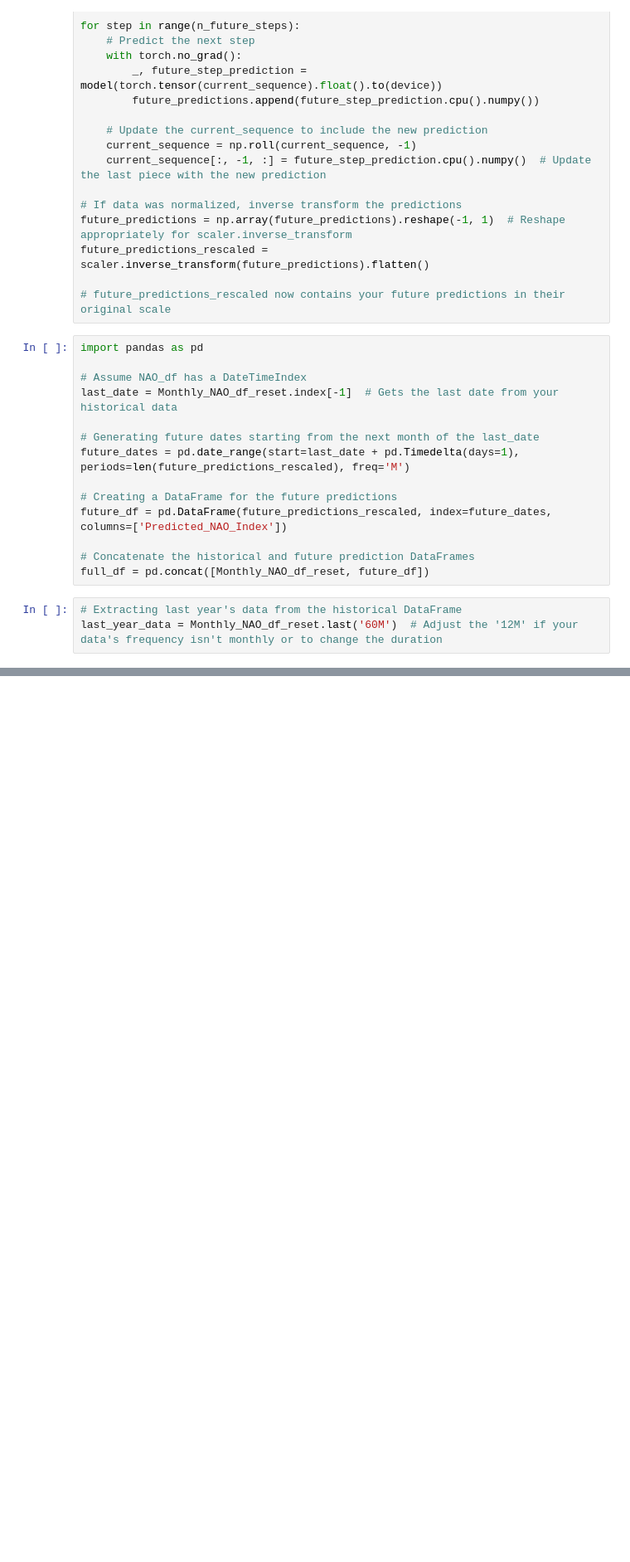
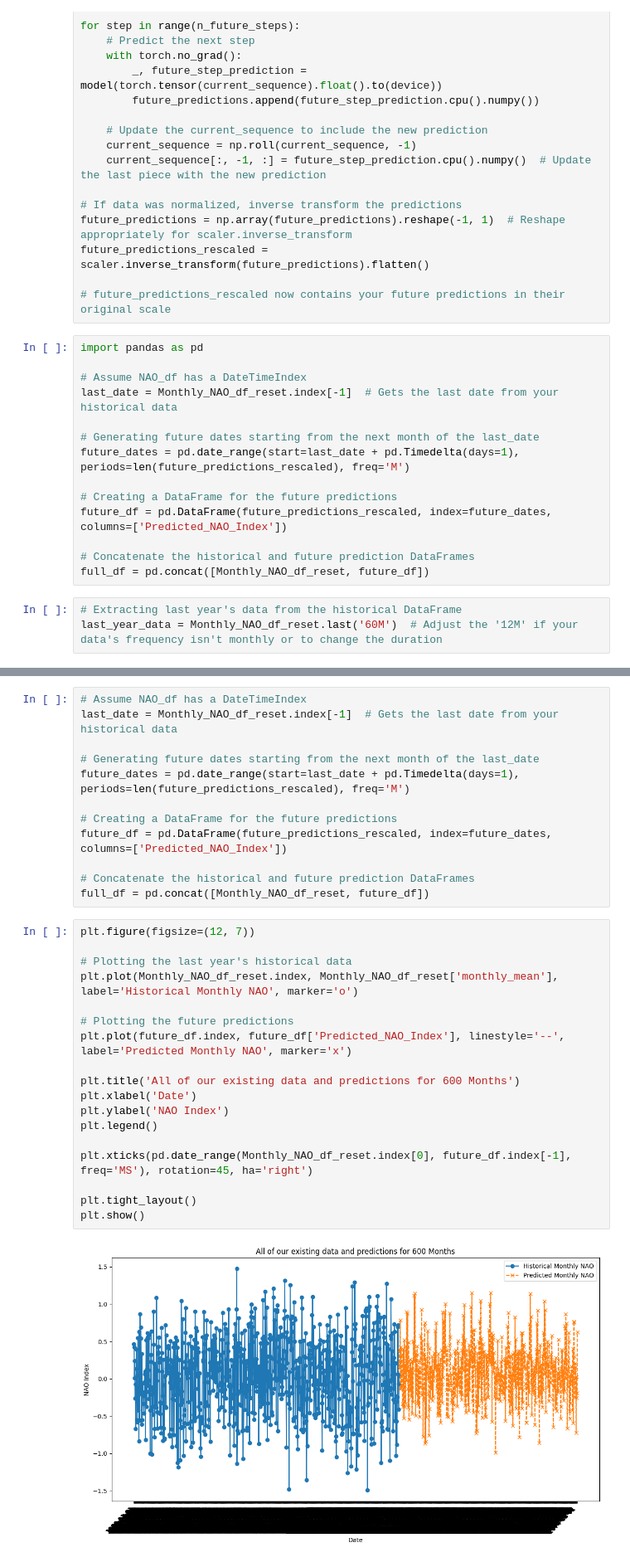
Before and after one commit to LudwigMeder/Time-Series-Prediction-of-the-NAO, a Jupyter notebook: development/NAO_NBeats_first_try.ipynb, the cells around one changed output, grey strips where cells are left out. Shown at 83% size. Saved outputs shown, nothing was run; the diff lists cells and outputs as text; blank space fills up the shorter version.

```diff
--- a/development/NAO_NBeats_first_try.ipynb
+++ b/development/NAO_NBeats_first_try.ipynb
@@ -402,0 +431,32 @@ plt.show()
+# %%
+# Assume NAO_df has a DateTimeIndex
+last_date = Monthly_NAO_df_reset.index[-1]  # Gets the last date from your historical data
+
+# Generating future dates starting from the next month of the last_date
+future_dates = pd.date_range(start=last_date + pd.Timedelta(days=1), periods=len(future_predictions_rescaled), freq='M')
+
+# Creating a DataFrame for the future predictions
+future_df = pd.DataFrame(future_predictions_rescaled, index=future_dates, columns=['Predicted_NAO_Index'])
+
+# Concatenate the historical and future prediction DataFrames
+full_df = pd.concat([Monthly_NAO_df_reset, future_df])
+# %%
+plt.figure(figsize=(12, 7))
+
+# Plotting the last year's historical data
+plt.plot(Monthly_NAO_df_reset.index, Monthly_NAO_df_reset['monthly_mean'], label='Historical Monthly NAO', marker='o')
+
+# Plotting the future predictions
+plt.plot(future_df.index, future_df['Predicted_NAO_Index'], linestyle='--', label='Predicted Monthly NAO', marker='x')
+
+plt.title('All of our existing data and predictions for 600 Months')
+plt.xlabel('Date')
+plt.ylabel('NAO Index')
+plt.legend()
+
+plt.xticks(pd.date_range(Monthly_NAO_df_reset.index[0], future_df.index[-1], freq='MS'), rotation=45, ha='right')
+
+plt.tight_layout()
+plt.show()
+# %% [output]
+[figure, added]
```
Also changed, not shown: parts of 8 cells of this notebook.
